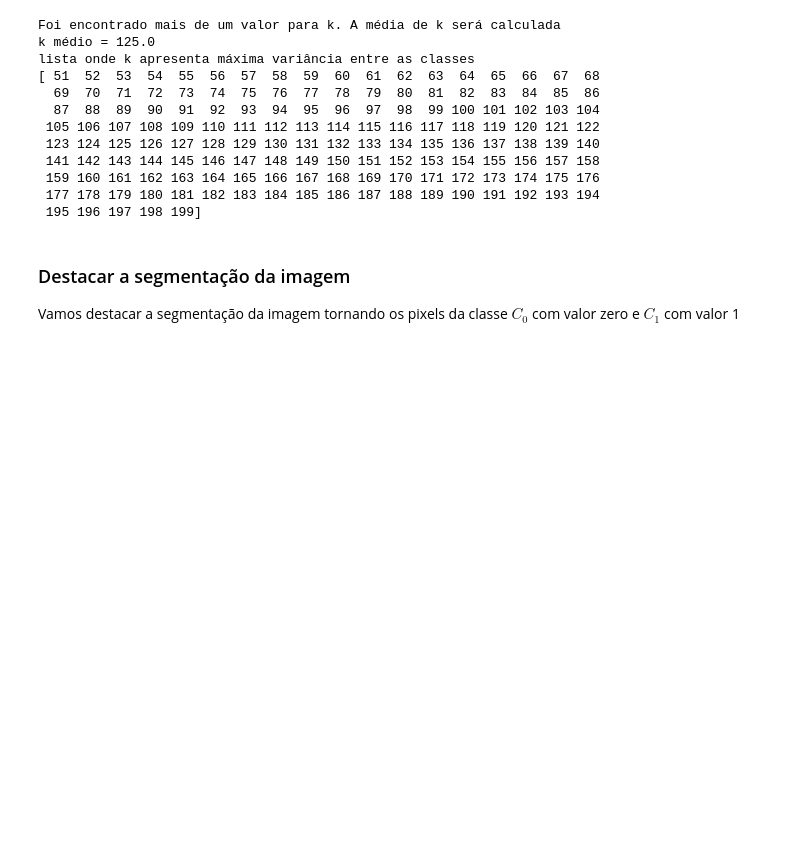
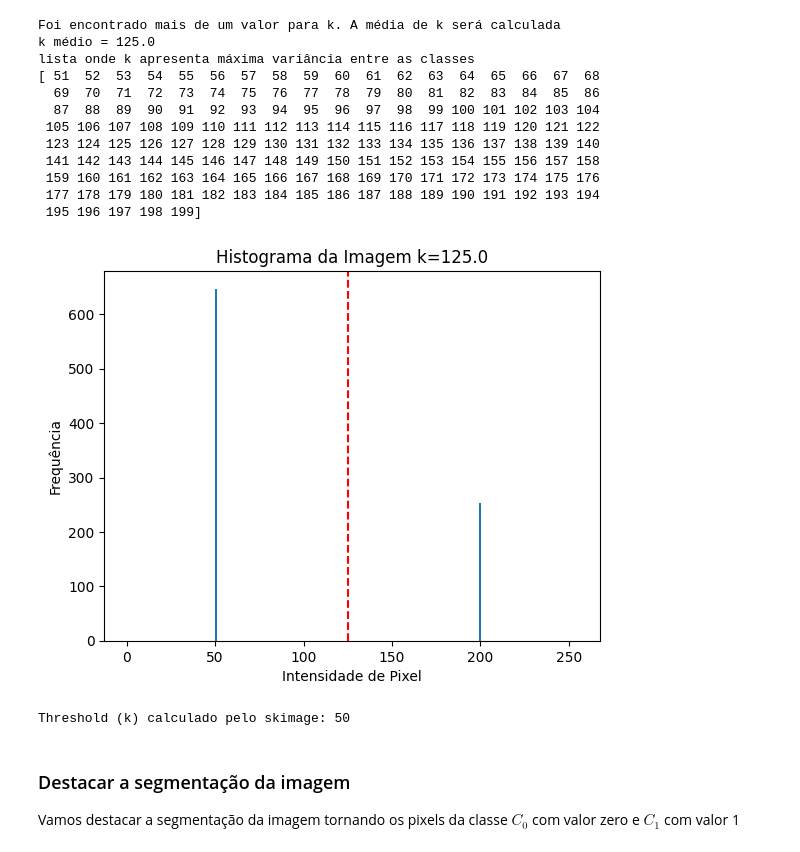
Before and after one commit to brunoroma83/PTC5892-Processamento-de-Imagens-Medicas, a Jupyter notebook: Método Otsu (1979).ipynb, the cells around one changed output. Saved outputs shown, nothing was run; the diff lists cells and outputs as text; code cells hidden in the pictures; blank space fills up the shorter version.

```diff
--- a/Método Otsu (1979).ipynb
+++ b/Método Otsu (1979).ipynb
@@ -264,6 +264,23 @@ lista onde k apresenta máxima variância entre as classes
  159 160 161 162 163 164 165 166 167 168 169 170 171 172 173 174 175 176
  177 178 179 180 181 182 183 184 185 186 187 188 189 190 191 192 193 194
  195 196 197 198 199]
+# %%
+# plotar histograma da imagem e incluir o threshold com uma linha vermelha
+plt.hist(image.ravel(), bins=L, range=(0, L-1), fc='k', ec='k')
+plt.axvline(x=k, color='r', linestyle='--')
+plt.xlabel('Intensidade de Pixel')
+plt.ylabel('Frequência')
+plt.title(f'Histograma da Imagem k={k}')
+plt.show()
+# %% [output]
+[figure, added]
+# %%
+# calcular o threshold pela função do skimage
+from skimage.filters import threshold_otsu
+thresh = threshold_otsu(image)
+print(f"Threshold (k) calculado pelo skimage: {thresh}")
+# %% [output]
+Threshold (k) calculado pelo skimage: 50
 # %% [markdown]
 ### Destacar a segmentação da imagem
 
```
Also changed, not shown: parts of 12 cells of this notebook.
